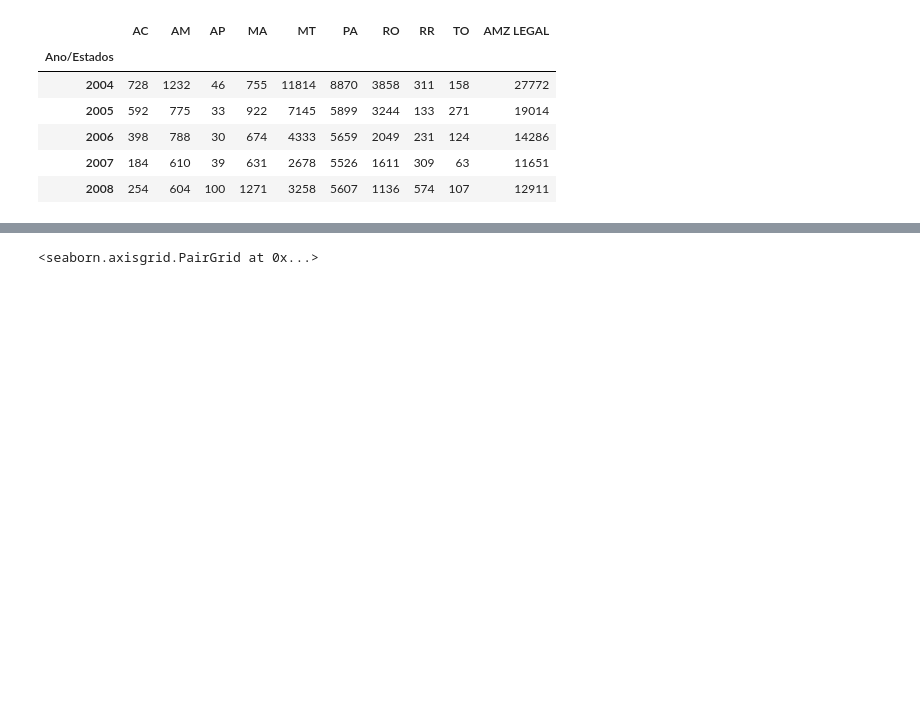
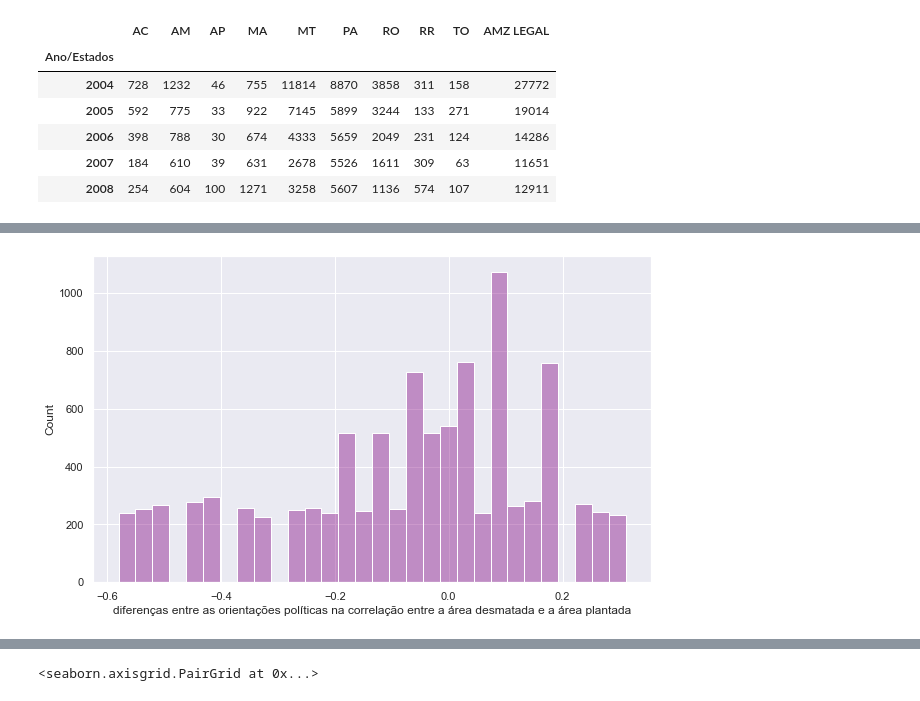
Before and after one commit to thiagomrs/icd2021projetoFinal, a Jupyter notebook: correlação.ipynb, the cells around one changed output, grey strips where cells are left out. Drawn from its saved outputs; the diff is of its cells as text; code cells hidden in the pictures; blank space fills up the shorter version.

```diff
--- a/correlação.ipynb
+++ b/correlação.ipynb
@@ -200,0 +92,9 @@ Analisando o Maranhão (maior correlação em módulo com a área plantada):
+# %%
+df_group_area_left = df_group_area.loc[:2016].copy()
+df_group_area_right = df_group_area.loc[2017:].copy()
+
+df_group_fires_left = df_group_fires.loc[:2016].copy()
+df_group_fires_right = df_group_fires.loc[2017:].copy()
+
+df_amazon_left = df_amazon.loc[:2016].copy()
+df_amazon_right = df_amazon.loc[2017:].copy()
@@ -200,0 +159,23 @@ Analisando o Maranhão (maior correlação em módulo com a área plantada):
+# %%
+def bootstrap_mean_ab(df1, df2, n=10000):
+    size1 = len(df1.columns)
+    size2 = len(df2.columns)
+    values1 = np.zeros(n)
+    values2 = np.zeros(n)
+    values_diff = np.zeros(n)
+    for i in range(n):
+        sample1 = df1.sample(size1, replace=True, random_state=i)
+        sample2 = df2.sample(size2, replace=True, random_state=i*3)
+        values1[i] = sample1.mean().iloc[0]
+        values2[i] = sample2.mean().iloc[0]
+        values_diff[i] = sample1.mean().iloc[0] - sample2.mean().iloc[0]
+    return values1, values2, values_diff
+# %%
+v_right_amazon, v_left_amazon, v_diff_amazon = bootstrap_mean_ab(pd.DataFrame(corr_amazon_right), pd.DataFrame(corr_amazon_left))
+# %%
+fig = plt.figure(figsize=(10,6))
+sns.histplot(v_diff_amazon, bins=30, alpha=0.4, color="purple")
+plt.xlabel("diferenças entre as orientações políticas na correlação entre a área desmatada e a área plantada")
+plt.show()
+# %% [output]
+[figure, added]
```
Also changed, not shown: parts of 42 cells of this notebook.
